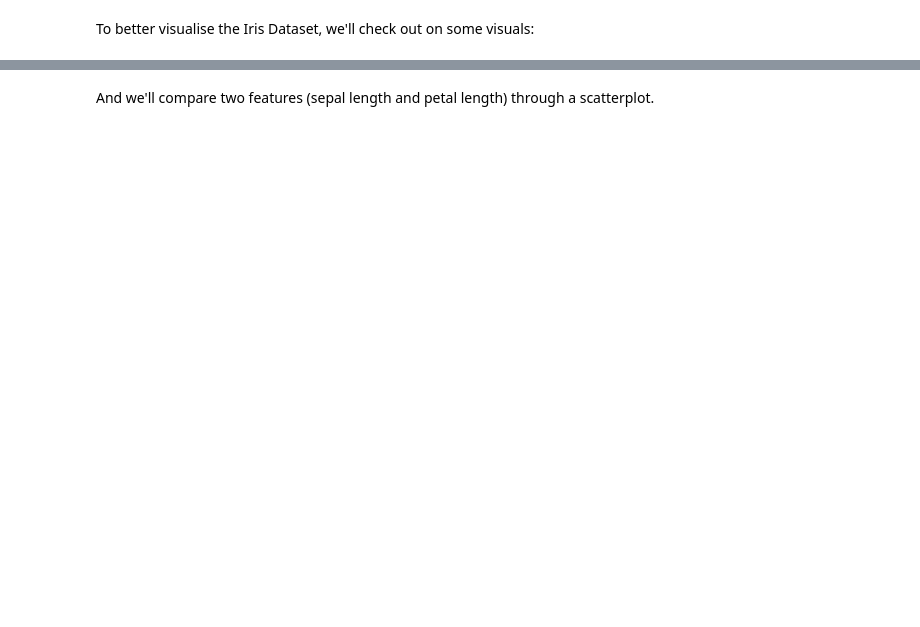
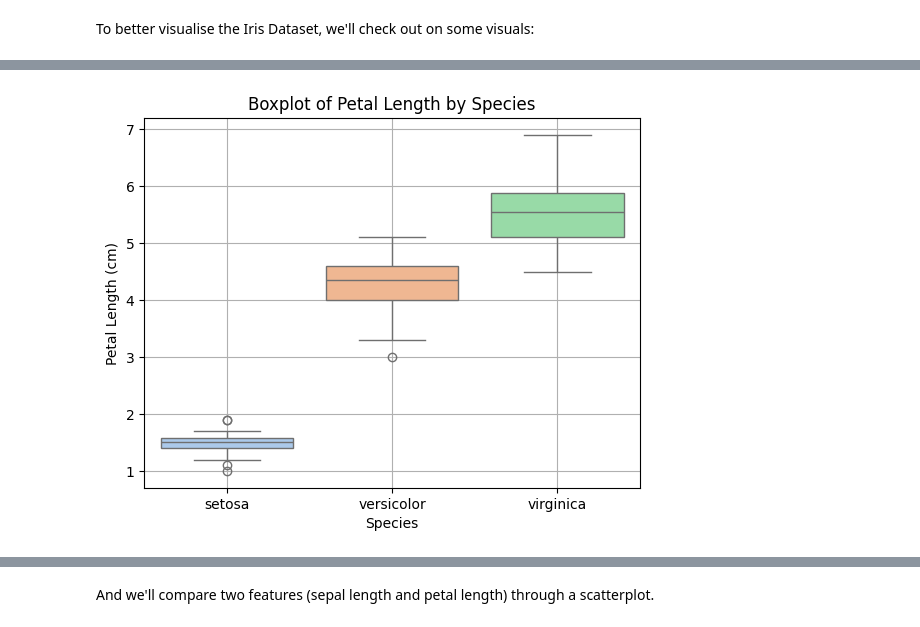
Before and after one commit to marianemcgrath/pands_project, a Jupyter notebook: analysis.ipynb, the cells around one changed output, grey strips where cells are left out. Drawn from its saved outputs; the diff is of its cells as text; code cells hidden in the pictures; blank space fills up the shorter version.

```diff
--- a/analysis.ipynb
+++ b/analysis.ipynb
@@ -110,0 +127,28 @@ plt.show()
+# %%
+# First, we'll create a boxplot for each species
+
+# Let's create a nice table (DataFrame) to hold the flower measurements
+df = pd.DataFrame(iris.data, columns=iris.feature_names)                    # iris.data contains all the measurements (like petal length)
+                                                                            # iris.feature_names tells us what each measurement column means
+# Now let's add the species names to our plot
+df['target'] = iris.target                                                  # iris.target has numbers to represent each species (0, 1, 2)
+df['species'] = iris.target_names[iris.target]                              # Now, we convert to names ('setosa', 'versicolor', 'virginica')
+
+# Now we create the actual boxplot using seaborn (sns)
+sns.boxplot(x='species',y='petal length (cm)', hue='species',               # We'll put the flower types on the bottom (x-axis),and compare
+            data=df, palette='pastel', dodge=False)                         # petal lengths (up the side/y-axis). Then, we'll use the data from the dataset
+                                                                            # And use a light color scheme
+
+
+plt.title('Boxplot of Petal Length by Species')                             # Now, we add a clear title at the top
+plt.xlabel('Species')                                                       # Label the bottom axis so we know it shows flower types
+plt.ylabel('Petal Length (cm)')                                             # Label the side axis so we know it shows petal lengths
+plt.grid()                                                                  # And add some grid lines to help us read the measurements with more accuracy
+
+plt.show()                                                                  # Finally, display the lovely graph
+
+# Source: https://medium.com/@hfahmida/eda-for-iris-dataset-with-boxplots-violin-plots-heatmap-pairwise-plots-535275b4c2a0 (EDA for the Iris Flower dataset)
+# Source: https://www.geeksforgeeks.org/box-plot-in-python-using-matplotlib/
+# Source: https://www.geeksforgeeks.org/using-the-hue-parameter-in-histograms-with-seaborn/
+# %% [output]
+[figure, added]
```
Also changed, not shown: parts of 13 cells of this notebook.
